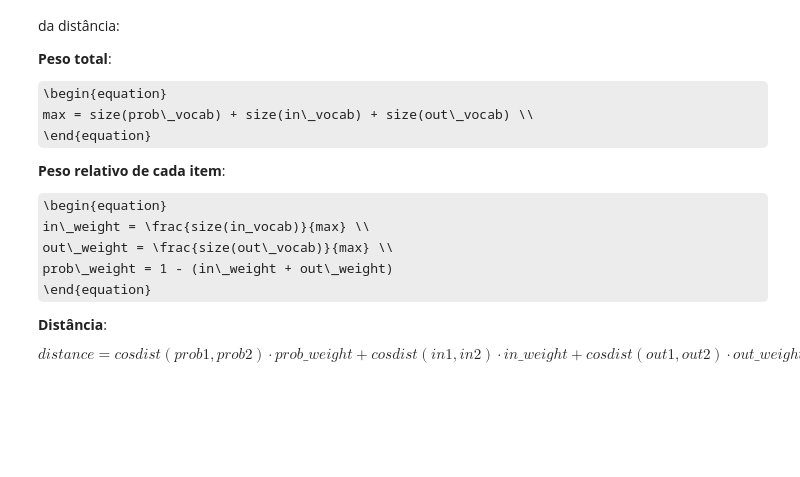
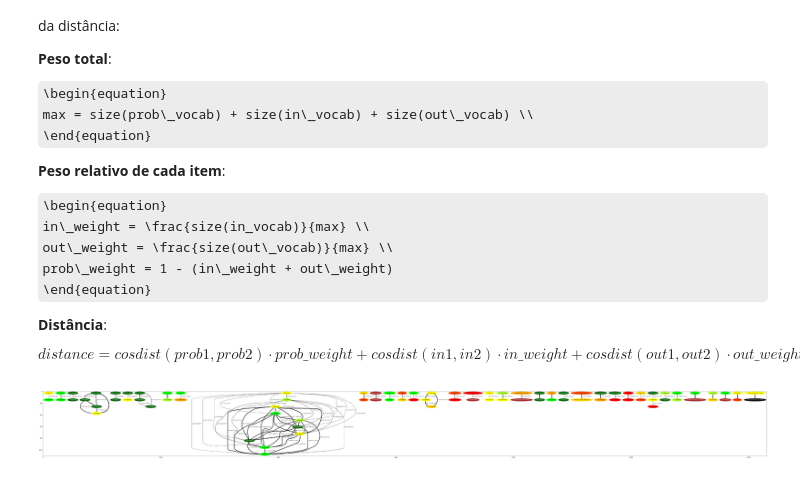
Before and after one commit to mauromascarenhas/PGC_UFABC, a Jupyter notebook: Modeling/Geração do grafo de co-ocorrência - PLN.ipynb, the cells around one changed output. Drawn from its saved outputs; the diff is of its cells as text; code cells hidden in the pictures; some formulas as TeX source; blank space fills up the shorter version.

```diff
--- a/Modeling/Geração do grafo de co-ocorrência - PLN.ipynb
+++ b/Modeling/Geração do grafo de co-ocorrência - PLN.ipynb
@@ -261,0 +266,16 @@ Output:  (3931, 1833)
+# %%
+word_document_term_dict = dict()
+in_document_term_dict = dict()
+out_document_term_dict = dict()
+problem_document_term_dict = dict()
+
+words_i = problem_document_term_mat.index
+problems_i = problem_document_term_mat.columns
+
+for word in words_i:
+    word_document_term_dict[word] = problem_document_term_mat.loc[word].values
+
+for problem in problems_i:
+    in_document_term_dict[problem] = in_document_term_mat[problem].values
+    out_document_term_dict[problem] = out_document_term_mat[problem].values
+    problem_document_term_dict[problem] = problem_document_term_mat[problem].values
@@ -288,7 +352,8 @@ def vertex_colour(problem):
 # Quanto mais próximo de 1 (pela função da biblioteca), mais distantes estão entre si
 
 added_vertex = []
-problems_i = problem_document_term_mat.columns
+# A seguinte linha já vem do passo anterior
+# problems_i = problem_document_term_mat.columns
 graph_path = "%s%s_%s" % (GRAPHS_OUTPUT_DIR, LANG_SLUG, "problems_co-ocurrence_problems_graph.gv")
 graph = graphviz.Graph(name = "Co-ocurrence graph (problems)", filename = graph_path, format = "png",
                       node_attr = {'style' : 'filled'})
@@ -297,7 +362,7 @@ graph = graphviz.Graph(name = "Co-ocurrence graph (problems)", filename = graph_
 
 for index_n, problem_i in enumerate(problems_i):
     for s_problem_i in problems_i[index_n + 1 : len(problems_i) - 1]:
-        dist = distance.cosine(problem_document_term_mat[problem_i].values, problem_document_term_mat[s_problem_i].values)
+        dist = distance.cosine(problem_document_term_dict[problem_i], problem_document_term_dict[s_problem_i])
         if dist < 0.3 :
             if problem_i not in added_vertex:
                 v_colours = vertex_colour(problem_i)
@@ -351,34 +416,37 @@ in_weight = len(vocab["in"]) / full_weight
 out_weight = len(vocab["out"]) / full_weight
 prob_weight = 1 - (in_weight + out_weight)
 
 # Criação do grafo
 added_vertex = []
-problems_i = problem_document_term_mat.columns
+# A seguinte linha já vem do passo anterior
+# problems_i = problem_document_term_mat.columns
 graph_path = "%s%s_%s" % (GRAPHS_OUTPUT_DIR, LANG_SLUG, "problems_co-ocurrence_problems_in_out_graph.gv")
 graph = graphviz.Graph(name = "Co-ocurrence graph (problems_in_out)", filename = graph_path, format = "png",
                       node_attr = {'style' : 'filled'})
 
 for index_n, problem_i in enumerate(problems_i):
     for s_problem_i in problems_i[index_n + 1 : len(problems_i) - 1]:
-        dist = distance.cosine(in_document_term_mat[problem_i].values, in_document_term_mat[s_problem_i].values) * in_weight
-        dist += distance.cosine(out_document_term_mat[problem_i].values, out_document_term_mat[s_problem_i].values) * out_weight
-        dist += distance.cosine(problem_document_term_mat[problem_i].values, problem_document_term_mat[s_problem_i].values) * prob_weight
+        dist = distance.cosine(in_document_term_dict[problem_i], in_document_term_dict[s_problem_i]) * in_weight
+        dist += distance.cosine(out_document_term_dict[problem_i], out_document_term_dict[s_problem_i]) * out_weight
+        dist += distance.cosine(problem_document_term_dict[problem_i], problem_document_term_dict[s_problem_i]) * prob_weight
         if dist < 0.3 :
             if problem_i not in added_vertex:
                 v_colours = vertex_colour(problem_i)
                 graph.node(problem_i,
                            label = "%s [%s]" % (problem_i, rawDataDF["category"].loc[int(problem_i)]),
                            _attributes = {'fillcolor' : v_colours[0], 'color' : v_colours[0], 'fontcolor' : v_colours[1]})
                 added_vertex.append(problem_i)
             if s_problem_i not in added_vertex:
                 v_colours = vertex_colour(s_problem_i)
                 graph.node(s_problem_i,
                            label = "%s [%s]" % (s_problem_i, rawDataDF["category"].loc[int(s_problem_i)]),
                            _attributes = {'fillcolor' : v_colours[0], 'color' : v_colours[0], 'fontcolor' : v_colours[1]})
                 added_vertex.append(s_problem_i)
             graph.edge(problem_i, s_problem_i, label = str(dist),
                        _attributes = {'style' : "setlinewidth(%f)" % (6 - dist * 16.66666), 'weight' : str(int(6 - dist * 16.66666))})
 
 plt.figure(figsize=(100,100))
 plt.imshow(mpimg.imread(graph.render()))
 plt.show()
+# %% [output]
+[figure, added]
```
Also changed, not shown: parts of 10 cells of this notebook, 2 other files.
